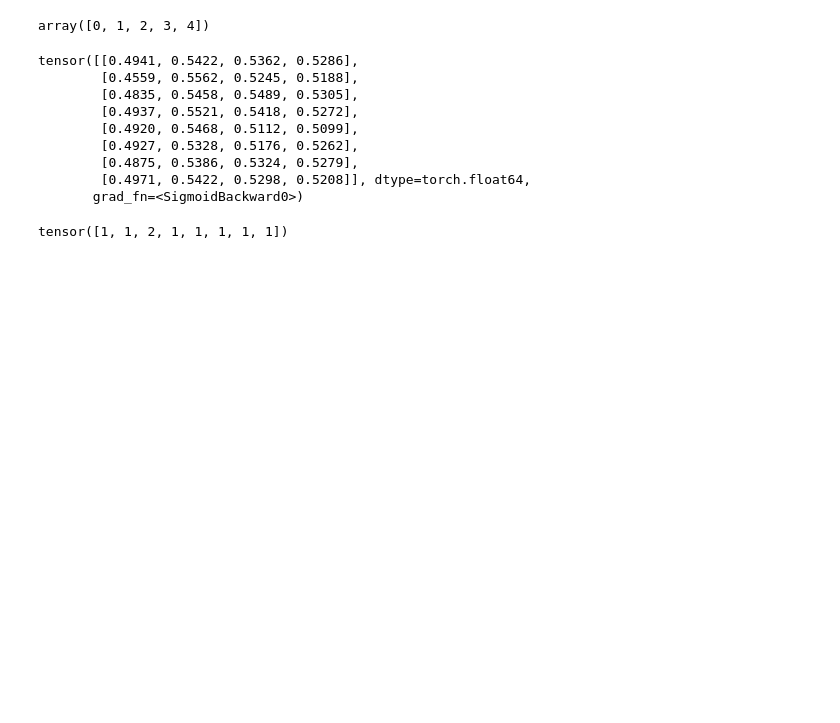
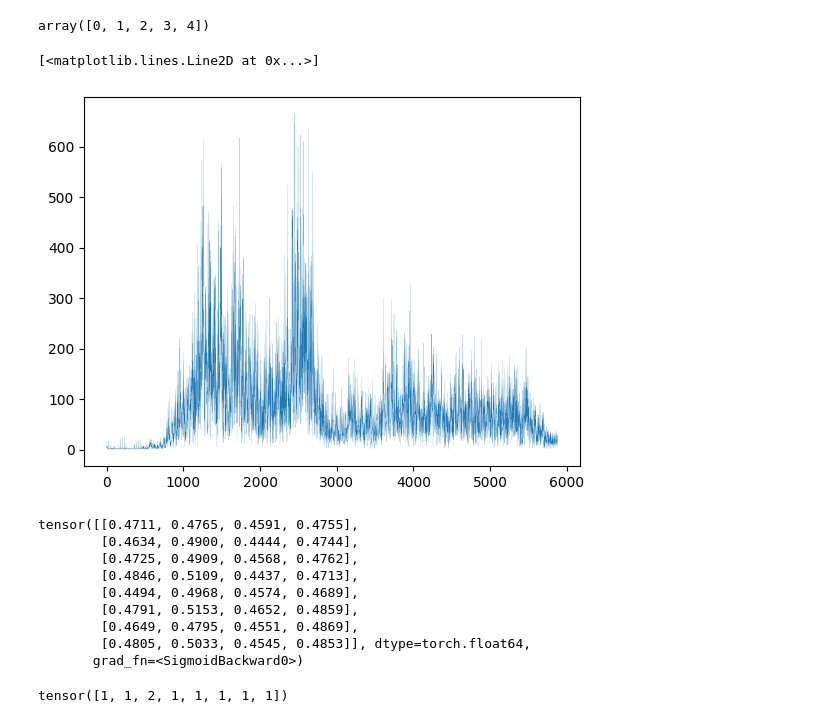
Before and after one commit to mingwucn/Data-Driven-Approach-to-Mitigate-Acoustic-Sensor-Positioning-Effects-in-LPBF, a Jupyter notebook: pre_train.ipynb, the cells around one changed output. Saved outputs shown, nothing was run; the diff lists cells and outputs as text; code cells hidden in the pictures; blank space fills up the shorter version.

```diff
--- a/pre_train.ipynb
+++ b/pre_train.ipynb
@@ -37,13 +37,15 @@ le_speed = LabelEncoder().fit(np.asarray(lpbf_data.scanning_speed,dtype=str))
 le_region = LabelEncoder().fit(np.asarray(lpbf_data.regime_info,dtype=str))
 # %%
 sc_power = StandardScaler().fit(np.unique(lpbf_data.laser_power).astype(float).reshape(-1,1))
-sc_direction = StandardScaler().fit(np.unique(lpbf_data.print_vector[1]).astype(float).reshape(-1,1))
+# sc_direction = StandardScaler().fit(np.unique(lpbf_data.print_vector[1]).astype(float).reshape(-1,1))
 le_speed = LabelEncoder().fit(np.asarray(lpbf_data.scanning_speed,dtype=str))
 le_region = LabelEncoder().fit(np.asarray(lpbf_data.regime_info,dtype=str))
+le_direction = LabelEncoder().fit(np.unique(np.asarray(np.round(lpbf_data.print_vector[1]),dtype=str)))
 
 laser_power = sc_power.transform(np.asarray(lpbf_data.laser_power).astype(float).reshape(-1,1)).reshape(-1)
-print_direction = sc_direction.transform(np.asarray(lpbf_data.print_vector[1]).astype(float).reshape(-1,1)).reshape(-1)
-scanning_speed = le_speed.transform(np.asarray(lpbf_data.scanning_speed).astype(float))
+# print_direction = sc_direction.transform(np.asarray(np.round(lpbf_data.print_vector[1])).astype(int).reshape(-1,1)).reshape(-1)
+print_direction = le_direction.transform(np.asarray(np.round(lpbf_data.print_vector[1]),dtype=str)).astype(int)
+scanning_speed = le_speed.transform(np.asarray(lpbf_data.scanning_speed, dtype=str).astype(int))
 regime_info = le_region.transform(np.asarray(lpbf_data.regime_info,dtype=str))
 # %%
 input_list = "mic+direction".split("+")
@@ -61,13 +63,19 @@ dataloader = DataLoader(dataset,batch_size=8)
 meta_list = []
 _cube_position, _laser_power, _scanning_speed, _regime_info, _print_direction, _microphone, _ae, _defect_labels = next(iter(dataloader))
 # %%
-time_series = (transform_ft()(standardize_tensor(_microphone))).double()
+time_series = (transform_ft()(standardize_tensor(_ae))).double()
 meta_list.append(_print_direction.double())
 # %%
 time_series_length = 5880
 meta_data_size = len(meta_list)
 time_series_length+meta_data_size
 model = CNN_Base_1D_Model(time_series_length=time_series_length,meta_data_size=meta_data_size,num_classes=4).double()
+# %%
+import matplotlib.pyplot as plt
+plt.plot(time_series[4],lw=0.1)
+# %% [output]
+[<matplotlib.lines.Line2D at 0x...>]
+[figure, added]
 # %%
 logits = model(time_series,meta_list)
 probs = torch.sigmoid(logits)
@@ -75,14 +83,14 @@ predictions = torch.argmax(probs,axis=1).clone().int().detach().cpu()
 predictions == _regime_info
 logits
 # %% [output]
-tensor([[0.4941, 0.5422, 0.5362, 0.5286],
-        [0.4559, 0.5562, 0.5245, 0.5188],
-        [0.4835, 0.5458, 0.5489, 0.5305],
-        [0.4937, 0.5521, 0.5418, 0.5272],
-        [0.4920, 0.5468, 0.5112, 0.5099],
-        [0.4927, 0.5328, 0.5176, 0.5262],
-        [0.4875, 0.5386, 0.5324, 0.5279],
-        [0.4971, 0.5422, 0.5298, 0.5208]], dtype=torch.float64,
+tensor([[0.4711, 0.4765, 0.4591, 0.4755],
+        [0.4634, 0.4900, 0.4444, 0.4744],
+        [0.4725, 0.4909, 0.4568, 0.4762],
+        [0.4846, 0.5109, 0.4437, 0.4713],
+        [0.4494, 0.4968, 0.4574, 0.4689],
+        [0.4791, 0.5153, 0.4652, 0.4859],
+        [0.4649, 0.4795, 0.4551, 0.4869],
+        [0.4805, 0.5033, 0.4545, 0.4853]], dtype=torch.float64,
        grad_fn=<SigmoidBackward0>)
 # %%
 torch.argmax(probs,axis=1)
```
Also changed, not shown: 11 other files.
